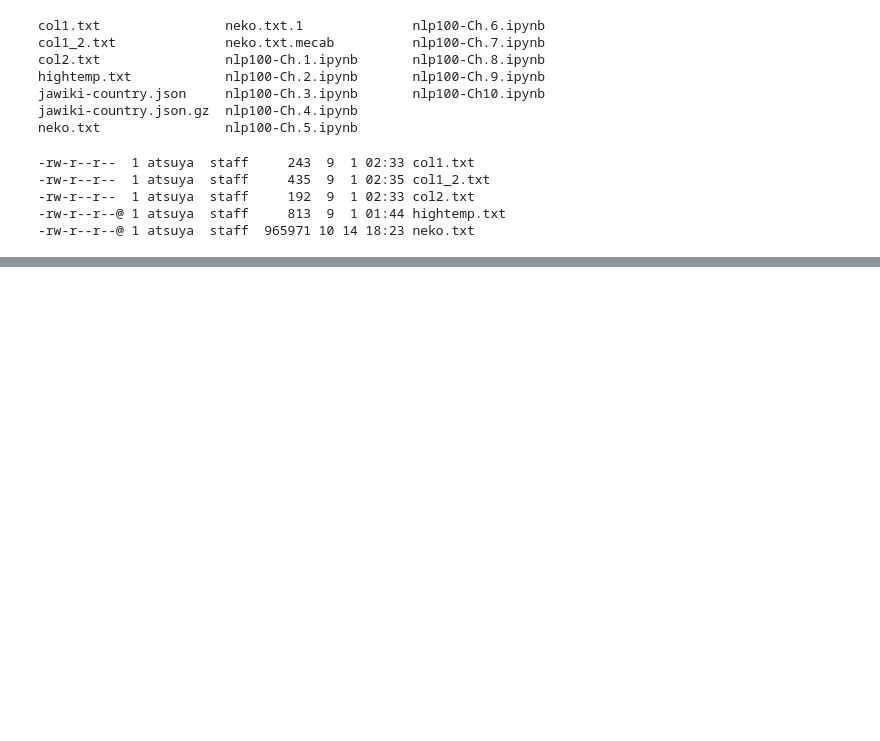
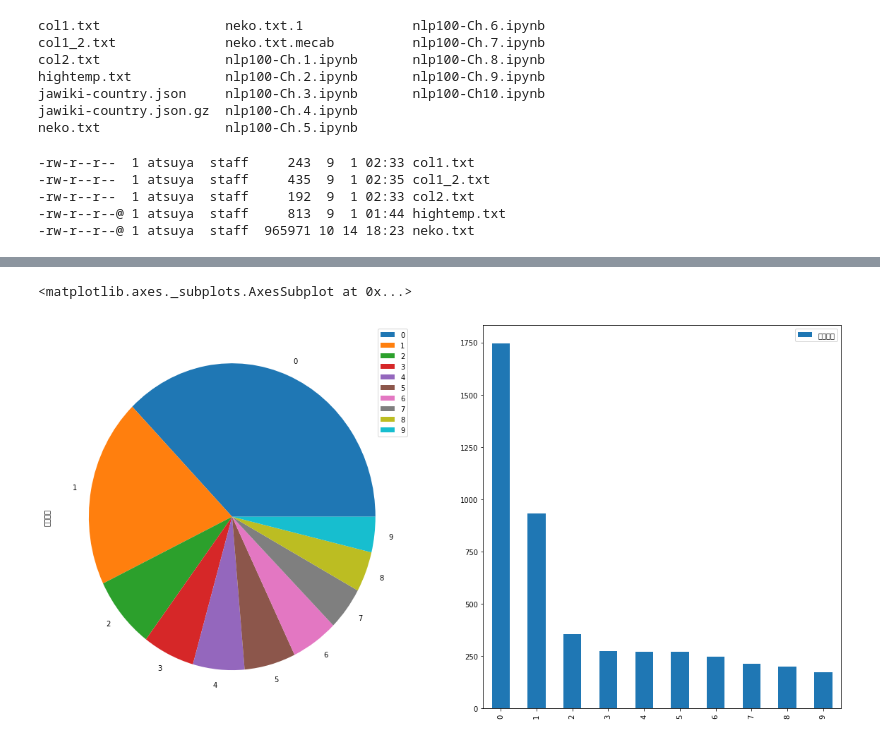
Before and after one commit to atsukoba/nlp-100-knock, a Jupyter notebook: nlp100-Ch.4.ipynb, the cells around one changed output, grey strips where cells are left out. Drawn from its saved outputs; the diff is of its cells as text; code cells hidden in the pictures; blank space fills up the shorter version.

```diff
--- a/nlp100-Ch.4.ipynb
+++ b/nlp100-Ch.4.ipynb
@@ -126,0 +260,30 @@ def mecab2sentencelist(path):
+# %%
+"""
+A
+の
+B
+
+Aの部分を表すブールのリストが no_pre
+"""
+# ブールのリストにして前にずらす。
+no_pre = list(df_morphemes.base == "の")[1:]
+no_pre.append(False)
+
+# 「の」の前で，かつ名詞である部分をブールでもつ
+is_noun = (df_morphemes.pos == "名詞")
+no_pre =  ((no_pre) & (is_noun))
+
+# 2形態素先のチェック→前後(A,B)ともに名詞形だった部分を抽出
+a = []
+
+for idx, n in enumerate(no_pre):
+    if n:
+        if list(is_noun)[idx + 2] == True:
+            a.append(True)
+        else:
+            a.append(False)
+    else:
+        a.append(False)
+
+
+df_morphemes[a].head(10)
@@ -126,0 +367,7 @@ def mecab2sentencelist(path):
+# %%
+noun_freq = pd.DataFrame(df_morphemes[(df_morphemes.pos1 == "一般") & (is_noun)]
+                         .base.value_counts())
+
+noun_freq.columns = ["出現頻度"]
+noun_freq.reset_index(inplace=True)
+noun_freq.head(15)
@@ -126,0 +399,10 @@ def mecab2sentencelist(path):
+# %%
+fig, axes = plt.subplots(1, 2, figsize=(20, 10))
+
+noun_freq.iloc[:10,:].plot(kind="pie", y="出現頻度",
+                           subplotｓ=True, ax=axes[0])
+
+noun_freq.iloc[:10,:].plot(kind="bar", ax=axes[1])
+# %% [output]
+<matplotlib.axes._subplots.AxesSubplot at 0x...>
+[figure, added]
```
Also changed, not shown: parts of 49 cells of this notebook.
